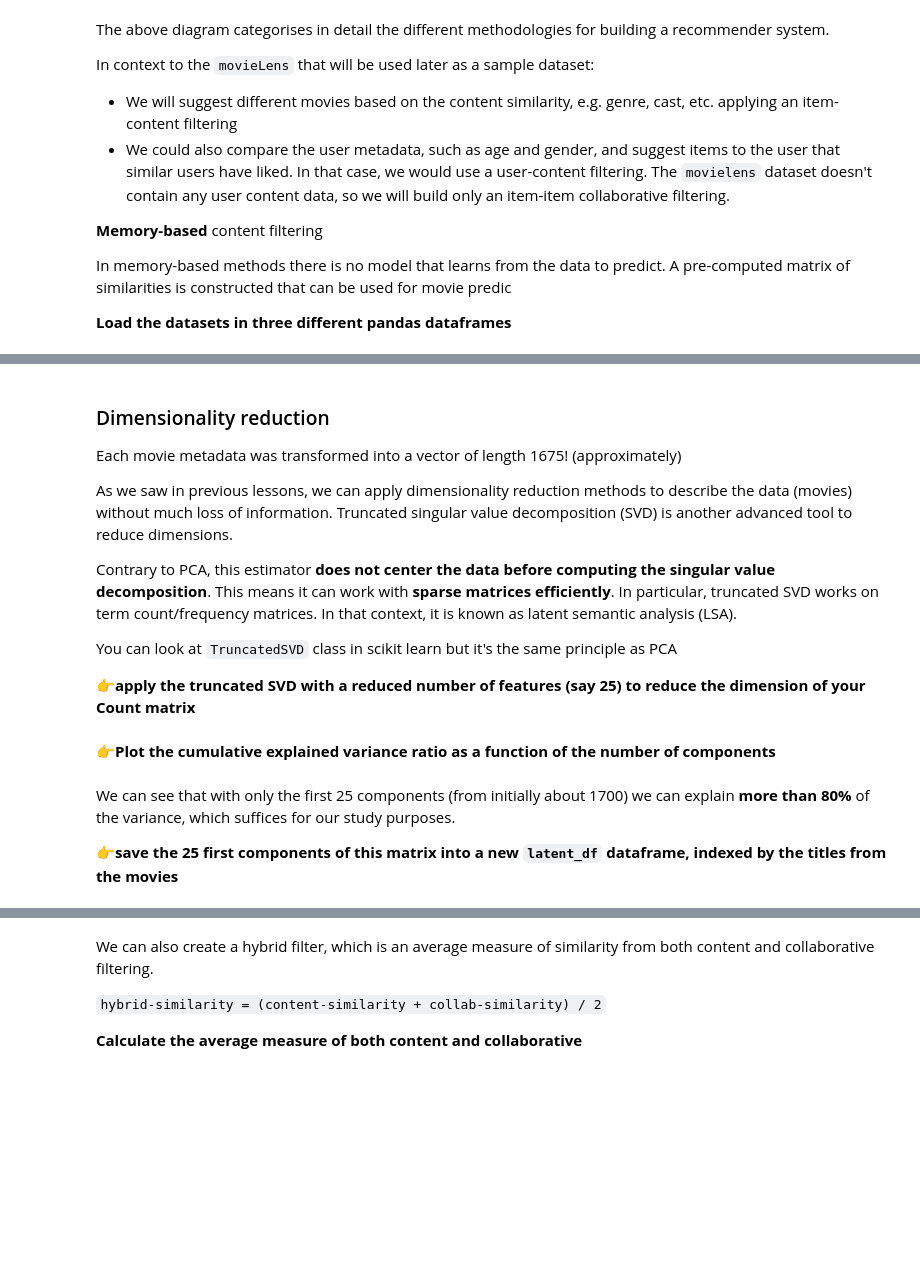
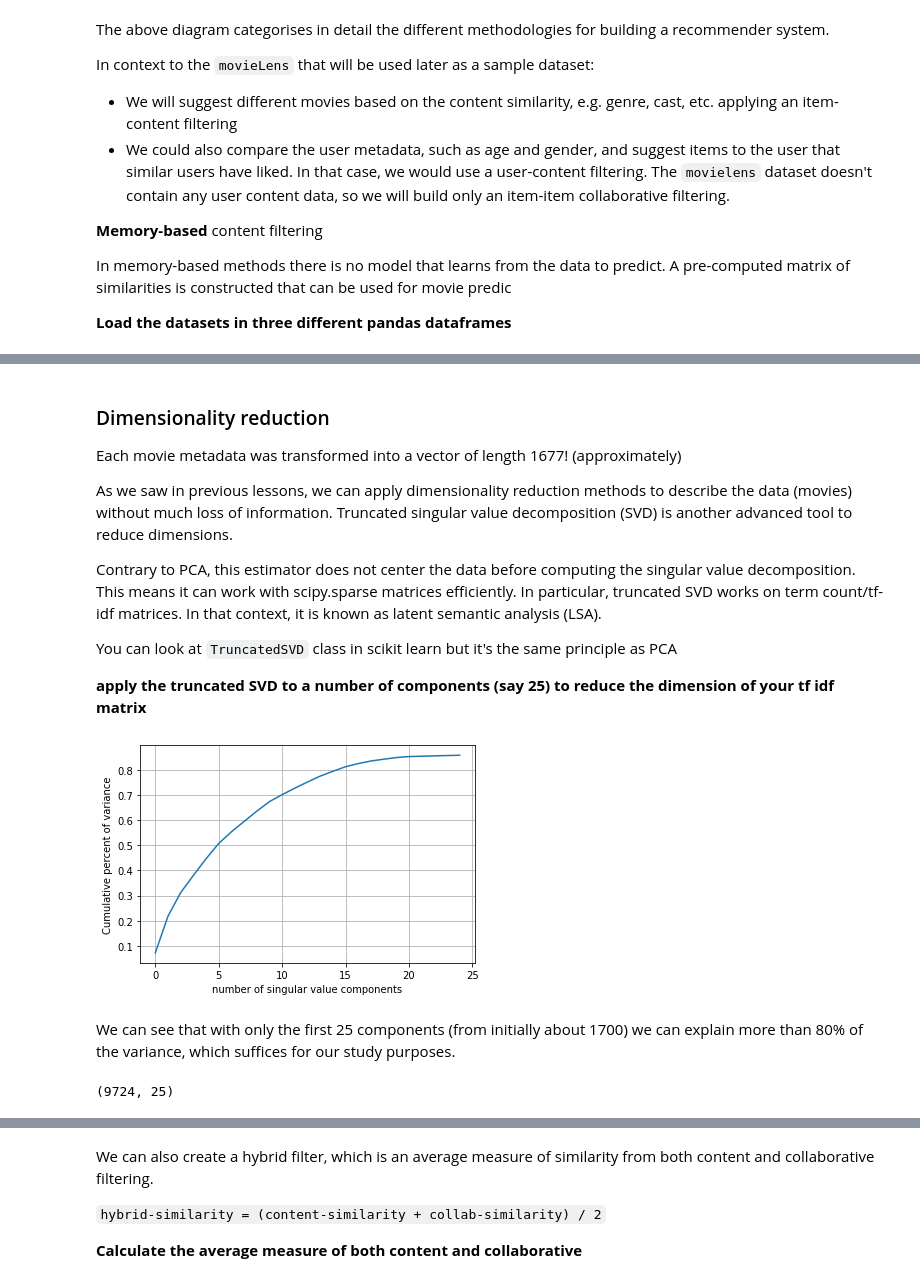
Before and after one commit to smhurf/lewagon_challenges, a Jupyter notebook: 05-ML/06-Unsupervised-Learning/03-Movie-Recommendation/recommender-system.ipynb, the cells around one changed output, grey strips where cells are left out. Saved outputs shown, nothing was run; the diff lists cells and outputs as text; code cells hidden in the pictures; blank space fills up the shorter version.

```diff
--- a/05-ML/06-Unsupervised-Learning/03-Movie-Recommendation/recommender-system.ipynb
+++ b/05-ML/06-Unsupervised-Learning/03-Movie-Recommendation/recommender-system.ipynb
@@ -55,0 +77,5 @@ For example the `metadata` column of the movie Toy Story will be `pixar pixar fu
+# %%
+# Merge
+merged = pd.merge(movies, tags, on='movieId', how='left')
+# Drop useless columns.
+merged.head()
@@ -55,0 +93,7 @@ For example the `metadata` column of the movie Toy Story will be `pixar pixar fu
+# %%
+# Create a new df with a new metadata column from tags and genres.
+merged.fillna("", inplace=True)
+merged = pd.DataFrame(merged.groupby('movieId')['tag'].apply(lambda x: "%s" % ' '.join(x)))
+df = pd.merge(movies, merged, on='movieId', how='left')
+df['metadata'] = df[['tag', 'genres']].apply(lambda x: ' '.join(x), axis = 1)
+df.head()
@@ -67,0 +117,7 @@ from sklearn.feature_extraction.text import CountVectorizer
+# %%
+from sklearn.feature_extraction.text import TfidfVectorizer
+
+tfidf = TfidfVectorizer(stop_words='english')
+tfidf_matrix = tfidf.fit_transform(df['metadata'])
+tfidf_df = pd.DataFrame(tfidf_matrix.toarray(), index=df.index.tolist())
+tfidf_df.head()
@@ -68,23 +132,40 @@ from sklearn.feature_extraction.text import CountVectorizer
 # %% [markdown]
 ### Dimensionality reduction
 
-Each movie metadata was transformed into a vector of length 1675! (approximately)
+Each movie metadata was transformed into a vector of length 1677! (approximately)
 
 As we saw in previous lessons, we can apply dimensionality reduction methods to describe the data (movies) without much loss of information. Truncated singular value decomposition (SVD) is another advanced tool to reduce dimensions.
 
-Contrary to PCA, this estimator **does not center the data before computing the singular value decomposition**. This means it can work with **sparse matrices efficiently**. In particular, truncated SVD works on term count/frequency matrices. In that context, it is known as latent semantic analysis (LSA).
+Contrary to PCA, this estimator does not center the data before computing the singular value decomposition. This means it can work with scipy.sparse matrices efficiently. In particular, truncated SVD works on term count/tf-idf matrices. In that context, it is known as latent semantic analysis (LSA).
 
 You can look at `TruncatedSVD` class in scikit learn but it's the same principle as PCA
 
-__👉apply the truncated SVD with a reduced number of features (say 25) to reduce the dimension of your Count matrix__
+__apply the truncated SVD to a number of components (say 25) to reduce the dimension of your tf idf matrix__
 # %%
 from sklearn.decomposition import TruncatedSVD
+
+# Apply SVD
+svd = TruncatedSVD(n_components=25)
+latent_df = svd.fit_transform(tfidf_df)
-# %% [markdown]
-👉**Plot the cumulative explained variance ratio as a function of the number of components**
+# %%
+
+# Plot variance as a function of the number of components.
+plt.plot(svd.explained_variance_ratio_.cumsum())
+plt.xlabel('number of singular value components')
+plt.ylabel('Cumulative percent of variance')
+plt.grid()
+plt.show()
+# %% [output]
+[figure, added]
 # %% [markdown]
-We can see that with only the first 25 components (from initially about 1700) we can explain **more than 80%** of the variance, which suffices for our study purposes.
-
-👉**save the 25 first components of this matrix into a new `latent_df` dataframe, indexed by the titles from the movies**
+We can see that with only the first 25 components (from initially about 1700) we can explain more than 80% of the variance, which suffices for our study purposes.
+# %%
+# keep the first 25 number of latent components.
+n = 25
+latent_df = pd.DataFrame(latent_df[:,0:n], index=df.title.tolist())
+latent_df.shape
+# %% [output]
+(9724, 25)
 # %% [markdown]
 ## Create a latent matrix from user ratings
 
```
Also changed, not shown: parts of 31 cells of this notebook, 8 other files.
